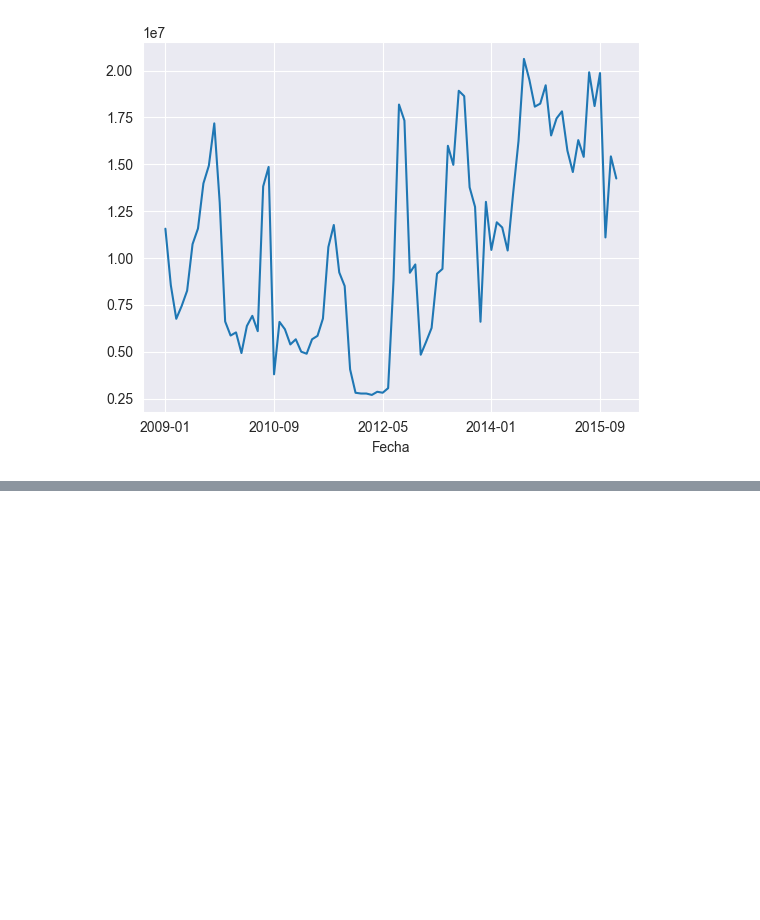
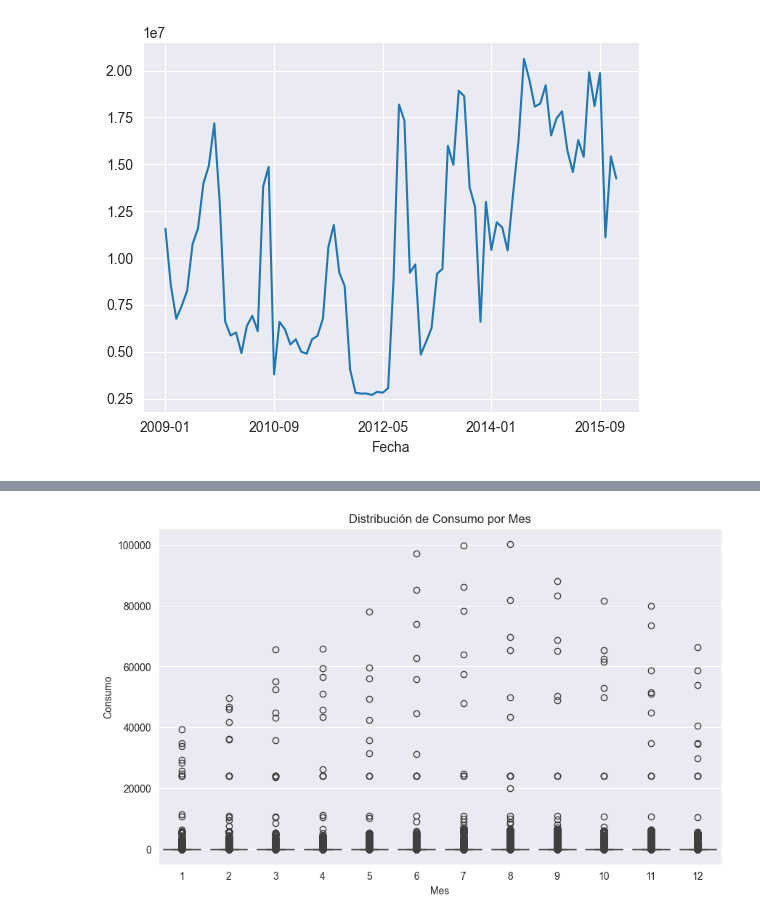
Before and after one commit to AlejandroChicaizaBMV/Proyecto_MN, a Jupyter notebook: proyecto.ipynb, the cells around one changed output, grey strips where cells are left out. Drawn from its saved outputs; the diff is of its cells as text; code cells hidden in the pictures; blank space fills up the shorter version.

Commit message:
Redacción/GráficaConsumoMes

```diff
--- a/proyecto.ipynb
+++ b/proyecto.ipynb
@@ -241,0 +245,14 @@ df_long.groupby('Fecha')['Consumo'].sum().plot()
+# %%
+df_long['Fecha'] = pd.to_datetime(df_long['Fecha'])
+
+
+df_long['Mes'] = df_long['Fecha'].dt.month
+
+plt.figure(figsize=(10,6))
+sns.boxplot(x='Mes', y='Consumo', data=df_long)
+plt.title('Distribución de Consumo por Mes')
+plt.xlabel('Mes')
+plt.ylabel('Consumo')
+plt.show()
+# %% [output]
+[figure, added]
```
Also changed, not shown: parts of 10 cells of this notebook.
